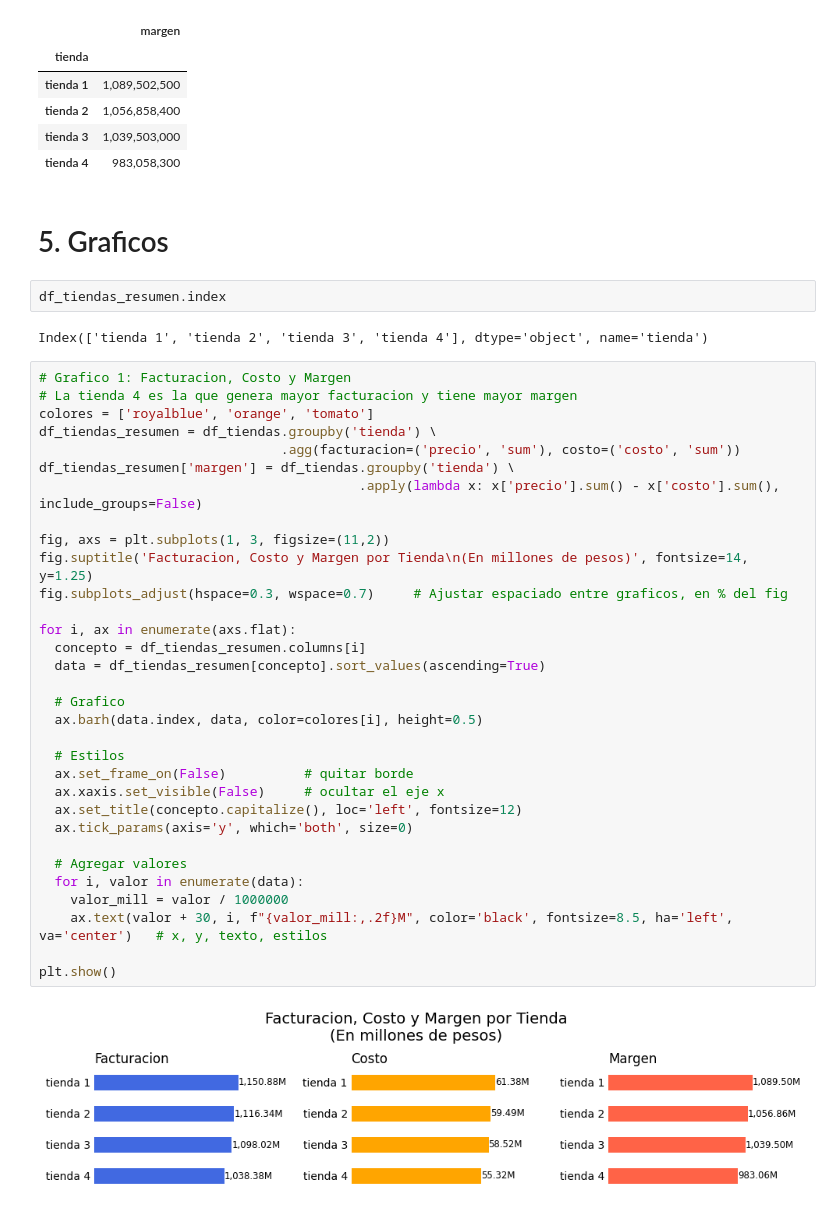
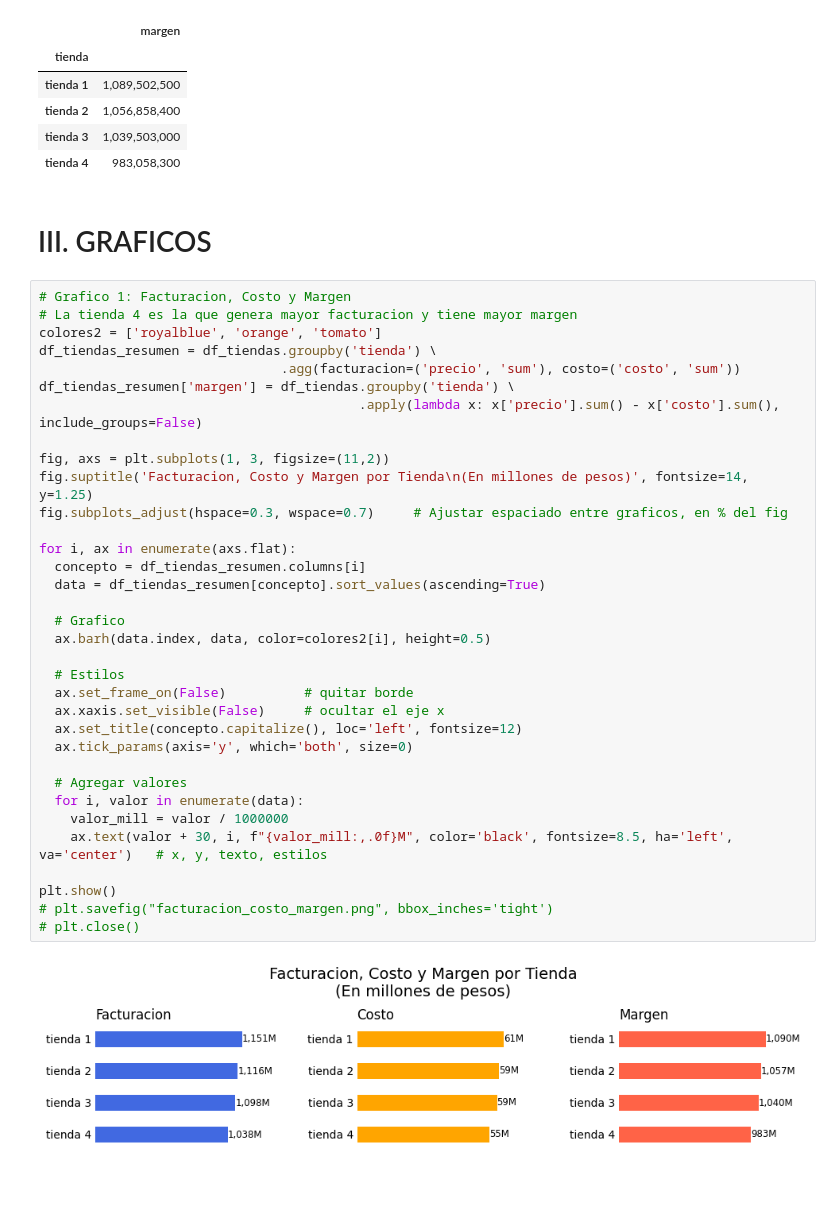
Before and after one commit to rmedi21/challenge-alura-store, a Jupyter notebook: AluraStoreLatam.ipynb, the cells around one changed output. Drawn from its saved outputs; the diff is of its cells as text; blank space fills up the shorter version.

```diff
--- a/AluraStoreLatam.ipynb
+++ b/AluraStoreLatam.ipynb
@@ -313,45 +295,43 @@ df_tiendas.groupby('tienda').apply(lambda x: x['precio'].sum() - x['costo'].sum(
 | tienda 2 | 1,056,858,400 |
 | tienda 3 | 1,039,503,000 |
 | tienda 4 | 983,058,300 |
-# %% [markdown]
-# 5. Graficos
-# %%
-df_tiendas_resumen.index
-# %% [output]
-Index(['tienda 1', 'tienda 2', 'tienda 3', 'tienda 4'], dtype='object', name='tienda')
+# %% [markdown]
+# III. GRAFICOS
 # %%
 # Grafico 1: Facturacion, Costo y Margen
 # La tienda 4 es la que genera mayor facturacion y tiene mayor margen
-colores = ['royalblue', 'orange', 'tomato']
+colores2 = ['royalblue', 'orange', 'tomato']
 df_tiendas_resumen = df_tiendas.groupby('tienda') \
                                .agg(facturacion=('precio', 'sum'), costo=('costo', 'sum'))
 df_tiendas_resumen['margen'] = df_tiendas.groupby('tienda') \
                                          .apply(lambda x: x['precio'].sum() - x['costo'].sum(), include_groups=False)
 
 fig, axs = plt.subplots(1, 3, figsize=(11,2))
 fig.suptitle('Facturacion, Costo y Margen por Tienda\n(En millones de pesos)', fontsize=14, y=1.25)
 fig.subplots_adjust(hspace=0.3, wspace=0.7)     # Ajustar espaciado entre graficos, en % del fig
 
 for i, ax in enumerate(axs.flat):
   concepto = df_tiendas_resumen.columns[i]
   data = df_tiendas_resumen[concepto].sort_values(ascending=True)
 
   # Grafico
-  ax.barh(data.index, data, color=colores[i], height=0.5)
+  ax.barh(data.index, data, color=colores2[i], height=0.5)
 
   # Estilos
   ax.set_frame_on(False)          # quitar borde
   ax.xaxis.set_visible(False)     # ocultar el eje x
   ax.set_title(concepto.capitalize(), loc='left', fontsize=12)
   ax.tick_params(axis='y', which='both', size=0)
 
   # Agregar valores
   for i, valor in enumerate(data):
     valor_mill = valor / 1000000
-    ax.text(valor + 30, i, f"{valor_mill:,.2f}M", color='black', fontsize=8.5, ha='left', va='center')   # x, y, texto, estilos
+    ax.text(valor + 30, i, f"{valor_mill:,.0f}M", color='black', fontsize=8.5, ha='left', va='center')   # x, y, texto, estilos
 
 plt.show()
+# plt.savefig("facturacion_costo_margen.png", bbox_inches='tight')
+# plt.close()
 # %% [output]
-[figure, old version]
+[figure, new version]
 # %%
 # Grafico 2: Calificacion promedio por tienda
```
Also changed, not shown: parts of 27 cells of this notebook.
